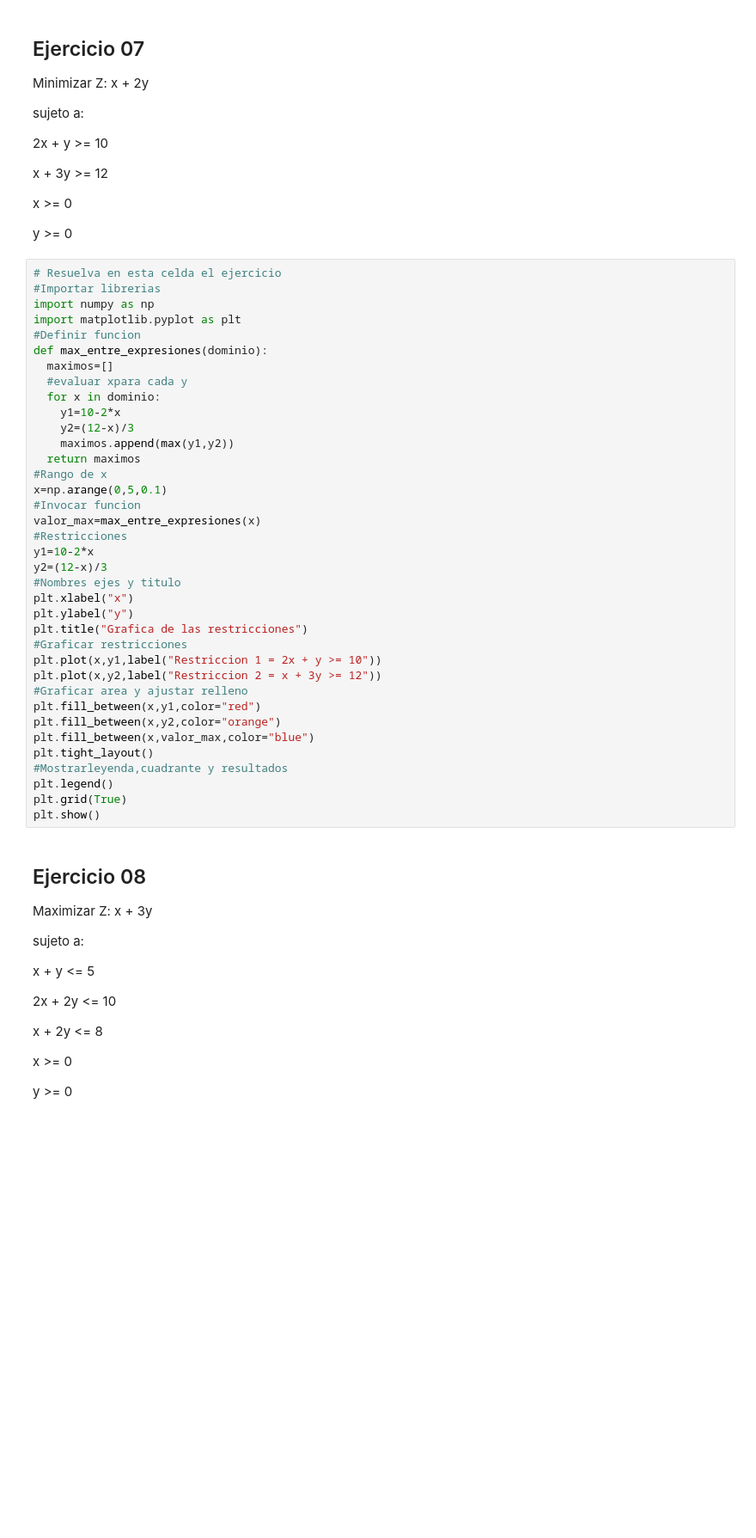
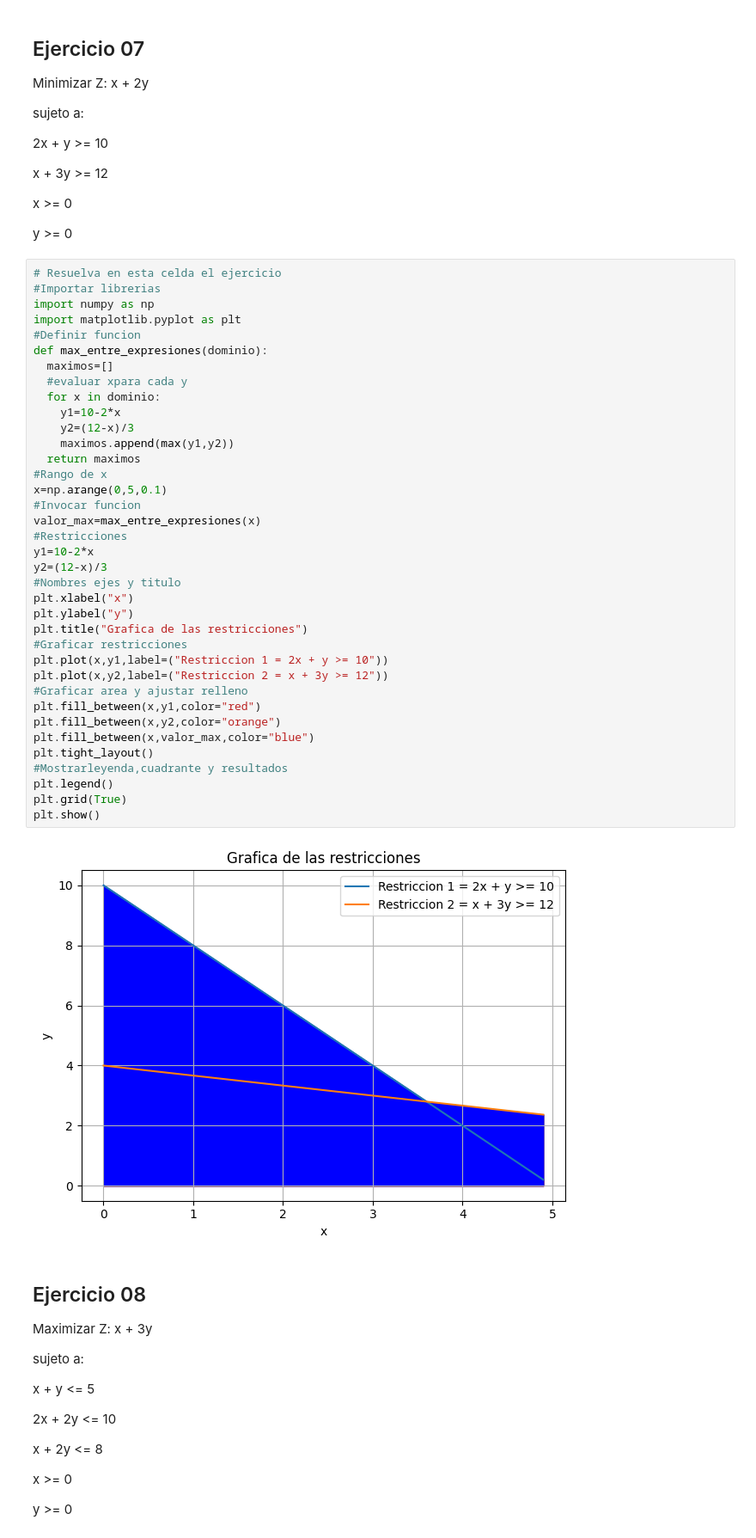
Before and after one commit to JulianaRamirez8/Fundamentos-de-optimizacion-lineal, a Jupyter notebook: Taller_00_solución_gráfica_de_problemas_de_optimización_lineal.ipynb, the cells around one changed output. Shown: that part at 86% size. Drawn from its saved outputs; the diff is of its cells as text; blank space fills up the shorter version.

```diff
--- a/Taller_00_solución_gráfica_de_problemas_de_optimización_lineal.ipynb
+++ b/Taller_00_solución_gráfica_de_problemas_de_optimización_lineal.ipynb
@@ -746,35 +746,37 @@ import matplotlib.pyplot as plt
 #Definir funcion
 def max_entre_expresiones(dominio):
   maximos=[]
   #evaluar xpara cada y
   for x in dominio:
     y1=10-2*x
     y2=(12-x)/3
     maximos.append(max(y1,y2))
   return maximos
 #Rango de x
 x=np.arange(0,5,0.1)
 #Invocar funcion
 valor_max=max_entre_expresiones(x)
 #Restricciones
 y1=10-2*x
 y2=(12-x)/3
 #Nombres ejes y titulo
 plt.xlabel("x")
 plt.ylabel("y")
 plt.title("Grafica de las restricciones")
 #Graficar restricciones
-plt.plot(x,y1,label("Restriccion 1 = 2x + y >= 10"))
-plt.plot(x,y2,label("Restriccion 2 = x + 3y >= 12"))
+plt.plot(x,y1,label=("Restriccion 1 = 2x + y >= 10"))
+plt.plot(x,y2,label=("Restriccion 2 = x + 3y >= 12"))
 #Graficar area y ajustar relleno
 plt.fill_between(x,y1,color="red")
 plt.fill_between(x,y2,color="orange")
 plt.fill_between(x,valor_max,color="blue")
 plt.tight_layout()
 #Mostrarleyenda,cuadrante y resultados
 plt.legend()
 plt.grid(True)
 plt.show()
+# %% [output]
+[figure, added]
 # %% [markdown]
 ## Ejercicio 08
 
```
